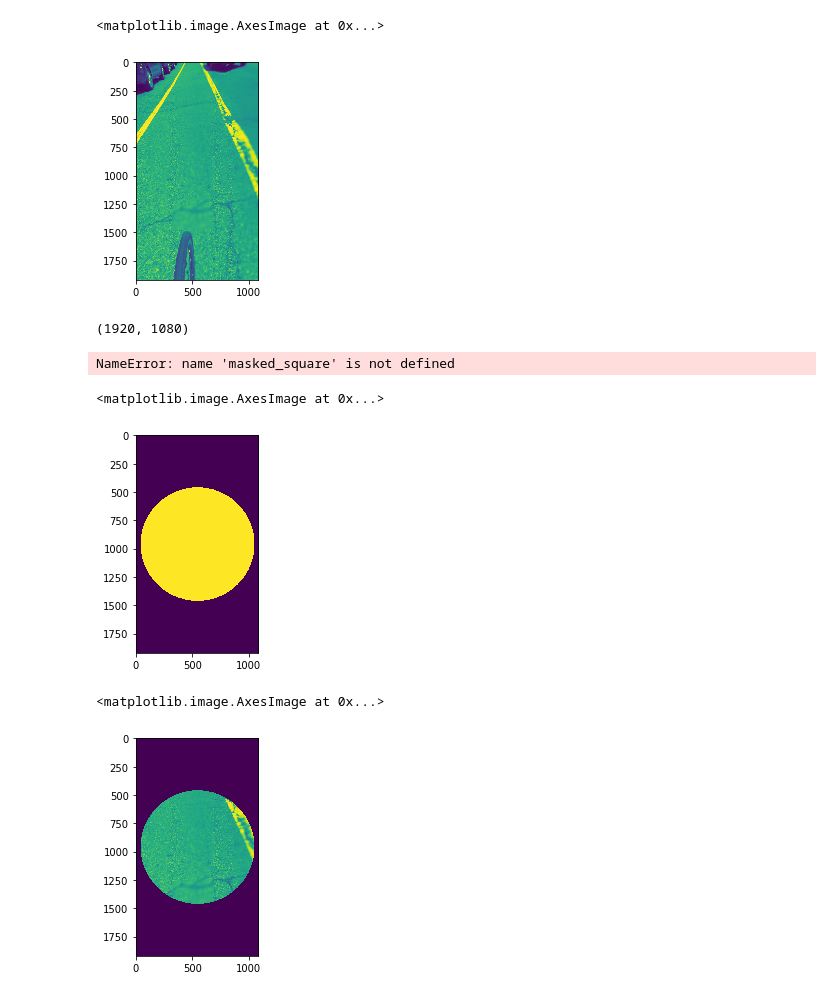
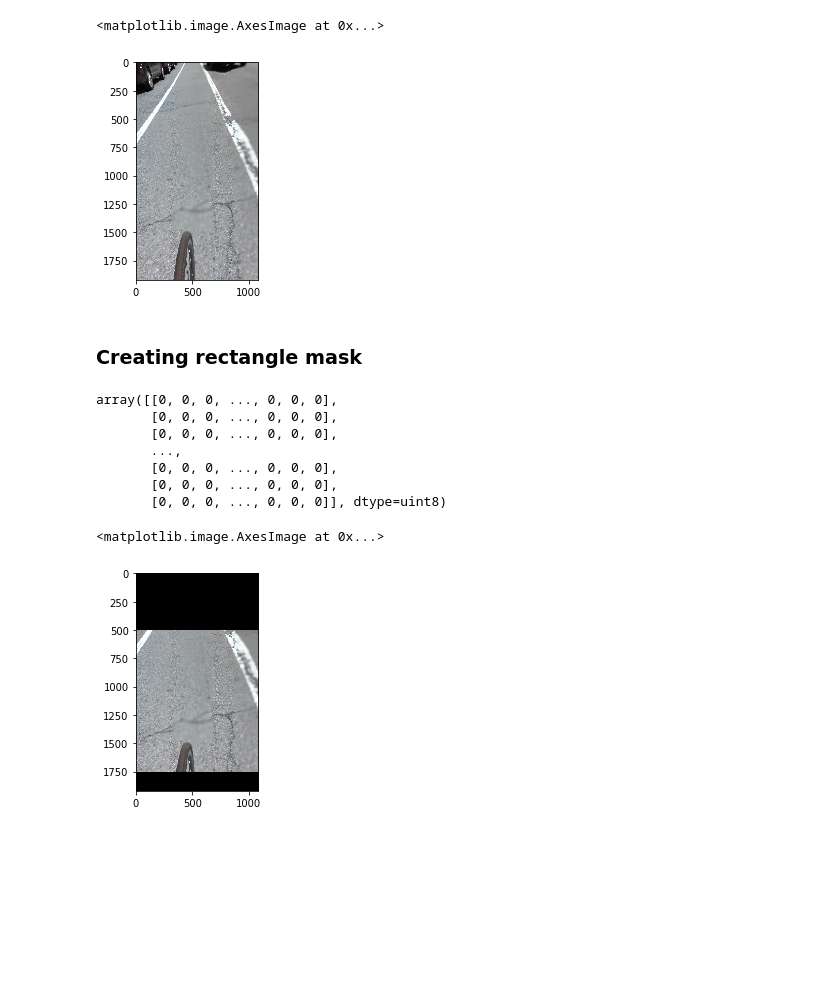
Before and after one commit to gperrin12/bike_lane_pothole_cv_detection, a Jupyter notebook: pothole_image_detection_061417.ipynb, the cells around one changed output. Cells and saved outputs as stored; diff of their text form; code cells hidden in the pictures; blank space fills up the shorter version.

Commit message:
added rectangle mask

```diff
--- a/pothole_image_detection_061417.ipynb
+++ b/pothole_image_detection_061417.ipynb
@@ -10,36 +10,37 @@ import matplotlib.pyplot as plt
 pd.options.display.max_columns = 120
 # %%
 #importing base image
-base = cv2.imread('pictures/441358_cf70c_5932ee2800e41.jpg', 0)
+base = cv2.imread('pictures/441358_cf70c_5932ee2800e41.jpg', 1)
 #base_crop = base[0:200,150:350,:]
 plt.imshow(base)
 # %% [output]
 <matplotlib.image.AxesImage at 0x...>
-[figure, old version]
+[figure, new version]
-# %%
-base.shape
-# %% [output]
-(1920, 1080)
+# %% [markdown]
+### Creating rectangle mask
 # %%
 '''
 https://stackoverflow.com/questions/25074488/how-to-mask-an-image-using-numpy-opencv
 '''
-
-height,width = base.shape
-circle_img = np.zeros((height,width), np.uint8)
-cv2.circle(circle_img,(width/2,height/2),500,1,thickness=-1)
-
-masked_circle = cv2.bitwise_and(base, base, mask=circle_img)
-masked_square
+height,width = base.shape[0:2]
+rectangle_img = np.zeros((height,width), np.uint8)
+'''
+code below draws a rectangle with upper left point at (0,500),
+lower right point at (right edge, 1750) and fills it in (thickness=-1)
+'''
+cv2.rectangle(rectangle_img,(0,500),(rectangle_img.shape[1],1750),(255,0,0),-1)
 # %% [output]
-NameError: name 'masked_square' is not defined
+array([[0, 0, 0, ..., 0, 0, 0],
+       [0, 0, 0, ..., 0, 0, 0],
+       [0, 0, 0, ..., 0, 0, 0],
+       ...,
+       [0, 0, 0, ..., 0, 0, 0],
+       [0, 0, 0, ..., 0, 0, 0],
+       [0, 0, 0, ..., 0, 0, 0]], dtype=uint8)
+# %%
+masked_rectangle = cv2.bitwise_and(base, base, mask=rectangle_img)
 # %%
-plt.imshow(circle_img)
+plt.imshow(masked_rectangle)
 # %% [output]
 <matplotlib.image.AxesImage at 0x...>
-[figure, old version]
+[figure, new version]
-# %%
-plt.imshow(masked_circle)
-# %% [output]
-<matplotlib.image.AxesImage at 0x...>
-[figure, removed]
```
Also changed, not shown: parts of 3 cells of this notebook.
